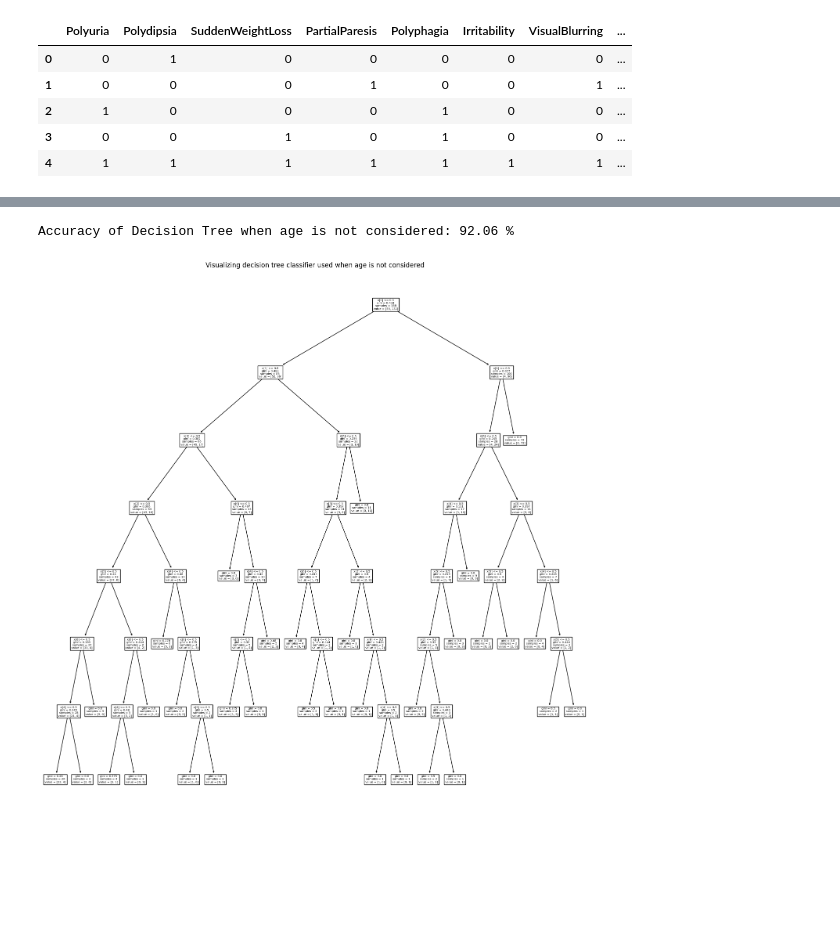
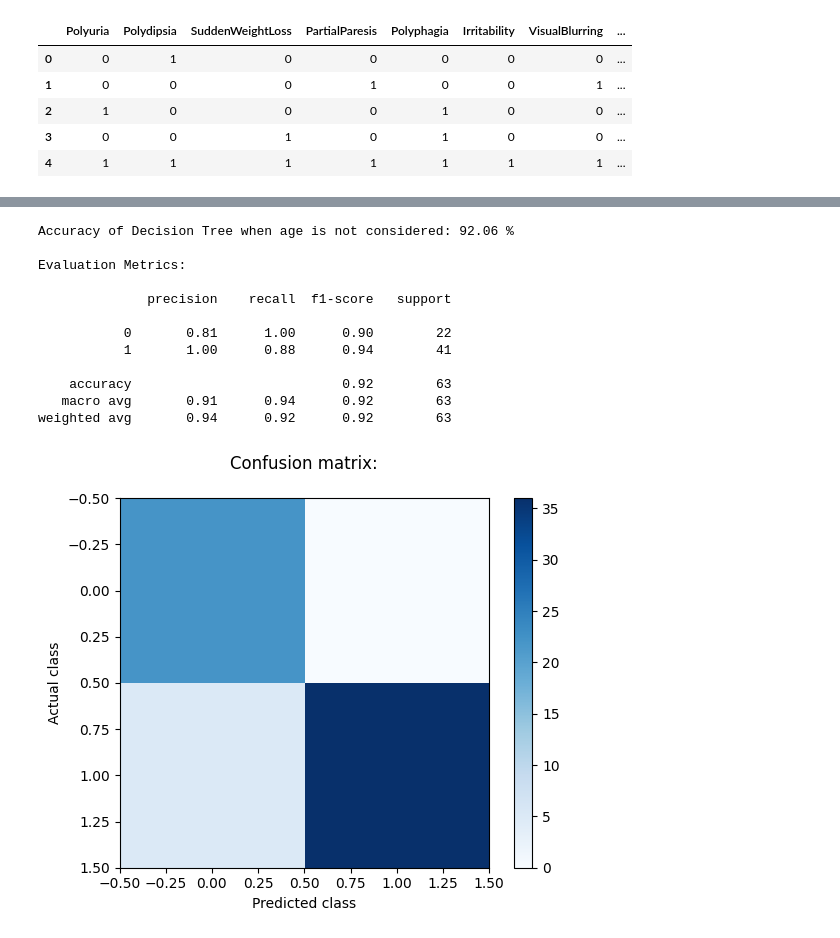
Before and after one commit to pdpavandesai/MergingDiabetesData, a Jupyter notebook: DuttaDatasetAnalysis.ipynb, the cells around one changed output, grey strips where cells are left out. Cells and saved outputs as stored; diff of their text form; code cells hidden in the pictures; blank space fills up the shorter version.

```diff
--- a/DuttaDatasetAnalysis.ipynb
+++ b/DuttaDatasetAnalysis.ipynb
@@ -679,16 +805,39 @@ Accuracy of Decision Tree when age is considered: 87.3 %
 # %%
 X_train_dt_na, X_test_dt_na, y_train_dt_na, y_test_dt_na = train_test_split(selected_symptomatic_features_without_age.drop('Diabetes', axis=1), selected_symptomatic_features_without_age['Diabetes'], test_size=0.25, random_state=42)
 model_dt_na = DecisionTreeClassifier()
 model_dt_na.fit(X_train_dt_na, y_train_dt_na)
 y_pred_dt_na = model_dt_na.predict(X_test_dt_na)
 accuracy = accuracy_score(y_test_dt_na, y_pred_dt_na)
 accuracy = round(accuracy*100,2)
 print('Accuracy of Decision Tree when age is not considered:', accuracy,'%\n')
+print('Evaluation Metrics:\n')
+print(classification_report(y_test_dt_na, y_pred_dt_na))
+
+confusion_mat = confusion_matrix(y_test_dt_na, y_pred_dt_na)
+
+# Plot the confusion matrix
+plt.imshow(confusion_mat, cmap='Blues', interpolation='nearest')
+plt.xlabel('Predicted class')
+plt.ylabel('Actual class')
+plt.colorbar()
+plt.title('Confusion matrix:\n')
+plt.show()
 
 plt.figure(figsize=(18, 18))
 plot_tree(model_dt_na)
 plt.title('Visualizing decision tree classifier used when age is not considered')
 plt.show()
 # %% [output]
 Accuracy of Decision Tree when age is not considered: 92.06 %
+
+Evaluation Metrics:
+
+              precision    recall  f1-score   support
+
+           0       0.81      1.00      0.90        22
+           1       1.00      0.88      0.94        41
+
+    accuracy                           0.92        63
+   macro avg       0.91      0.94      0.92        63
+weighted avg       0.94      0.92      0.92        63
-[figure, old version]
+[figure, new version]
```
Also changed, not shown: parts of 10 cells of this notebook.
